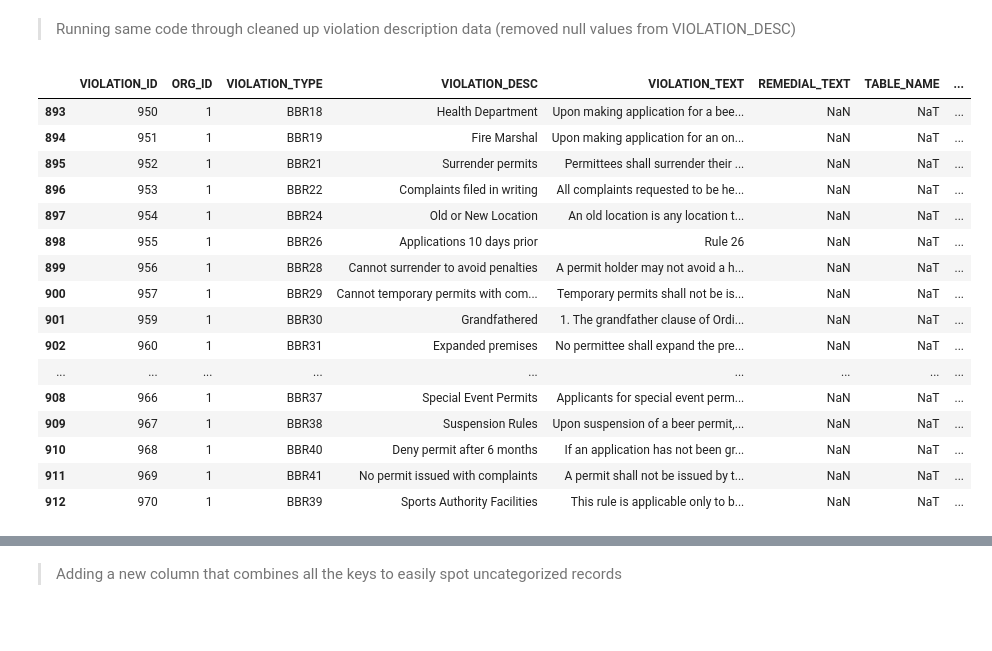
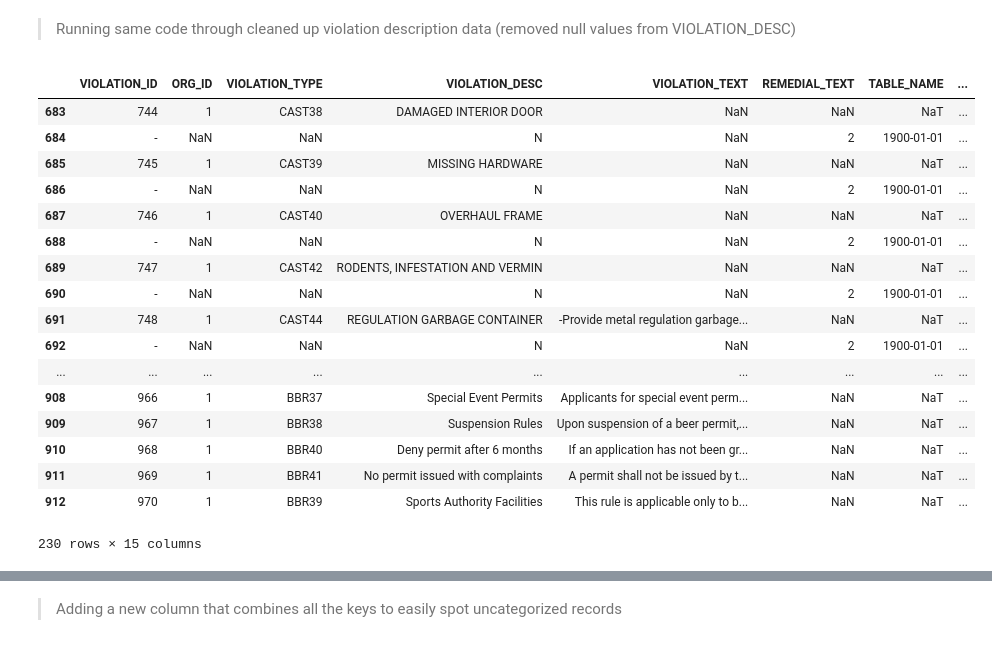
Before and after one commit to shrutijalewar/data-question-2-xtreme-united, a Jupyter notebook: DataQuestion2.ipynb, the cells around one changed output, grey strips where cells are left out. Drawn from its saved outputs; the diff is of its cells as text; code cells hidden in the pictures.

```diff
--- a/DataQuestion2.ipynb
+++ b/DataQuestion2.ipynb
@@ -1190,29 +1190,30 @@ live_vi.to_csv("/Users/Justin/GIT/data-question-2-xtreme-united/live_vi_matches.
 # %%
 # If VIOLATION_ID is not a number, then it's data that transferred from a previous row and can be
 # removed since we are primarily focused on VIOLATION_DESC
 
 bool_clean = clean_data['VIOLATION_ID'].str.contains(str(['a-z']))
 clean_data_2 = clean_data[bool_clean != True]
 clean_data_2 = clean_data_2.reset_index()
 del clean_data_2['index']
-clean_data_2.tail(20)
+clean_data_2.tail(230)
 # %% [output]
 |  | VIOLATION_ID | ORG_ID | VIOLATION_TYPE | VIOLATION_DESC | VIOLATION_TEXT | REMEDIAL_TEXT | TABLE_NAME | ... |
-| 893 | 950 | 1 | BBR18 | Health Department | Upon making application for a bee... | NaN | NaT | ... |
-| 894 | 951 | 1 | BBR19 | Fire Marshal | Upon making application for an on... | NaN | NaT | ... |
-| 895 | 952 | 1 | BBR21 | Surrender permits | Permittees shall surrender their ... | NaN | NaT | ... |
-| 896 | 953 | 1 | BBR22 | Complaints filed in writing | All complaints requested to be he... | NaN | NaT | ... |
-| 897 | 954 | 1 | BBR24 | Old or New Location | An old location is any location t... | NaN | NaT | ... |
-| 898 | 955 | 1 | BBR26 | Applications 10 days prior | Rule 26 | NaN | NaT | ... |
-| 899 | 956 | 1 | BBR28 | Cannot surrender to avoid penalties | A permit holder may not avoid a h... | NaN | NaT | ... |
-| 900 | 957 | 1 | BBR29 | Cannot temporary permits with com... | Temporary permits shall not be is... | NaN | NaT | ... |
-| 901 | 959 | 1 | BBR30 | Grandfathered | 1. The grandfather clause of Ordi... | NaN | NaT | ... |
-| 902 | 960 | 1 | BBR31 | Expanded premises | No permittee shall expand the pre... | NaN | NaT | ... |
+| 683 | 744 | 1 | CAST38 | DAMAGED INTERIOR DOOR | NaN | NaN | NaT | ... |
+| 684 | - | NaN | NaN | N | NaN | 2 | 1900-01-01 | ... |
+| 685 | 745 | 1 | CAST39 | MISSING HARDWARE | NaN | NaN | NaT | ... |
+| 686 | - | NaN | NaN | N | NaN | 2 | 1900-01-01 | ... |
+| 687 | 746 | 1 | CAST40 | OVERHAUL FRAME | NaN | NaN | NaT | ... |
+| 688 | - | NaN | NaN | N | NaN | 2 | 1900-01-01 | ... |
+| 689 | 747 | 1 | CAST42 | RODENTS, INFESTATION AND VERMIN | NaN | NaN | NaT | ... |
+| 690 | - | NaN | NaN | N | NaN | 2 | 1900-01-01 | ... |
+| 691 | 748 | 1 | CAST44 | REGULATION GARBAGE CONTAINER | -Provide metal regulation garbage... | NaN | NaT | ... |
+| 692 | - | NaN | NaN | N | NaN | 2 | 1900-01-01 | ... |
 | ... | ... | ... | ... | ... | ... | ... | ... | ... |
 | 908 | 966 | 1 | BBR37 | Special Event Permits | Applicants for special event perm... | NaN | NaT | ... |
 | 909 | 967 | 1 | BBR38 | Suspension Rules | Upon suspension of a beer permit,... | NaN | NaT | ... |
 | 910 | 968 | 1 | BBR40 | Deny permit after 6 months | If an application has not been gr... | NaN | NaT | ... |
 | 911 | 969 | 1 | BBR41 | No permit issued with complaints | A permit shall not be issued by t... | NaN | NaT | ... |
 | 912 | 970 | 1 | BBR39 | Sports Authority Facilities | This rule is applicable only to b... | NaN | NaT | ... |
+230 rows × 15 columns
 # %%
 clean_data_2['VIOLATION_DESC'] = clean_data_2['VIOLATION_DESC'].str.lower()
```
Also changed, not shown: parts of 8 cells of this notebook, 3 other files.
